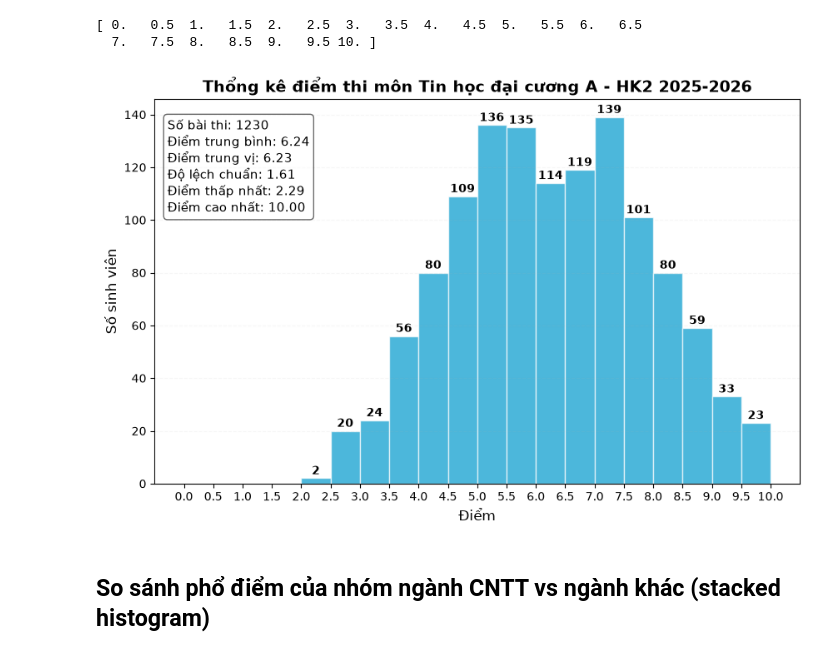
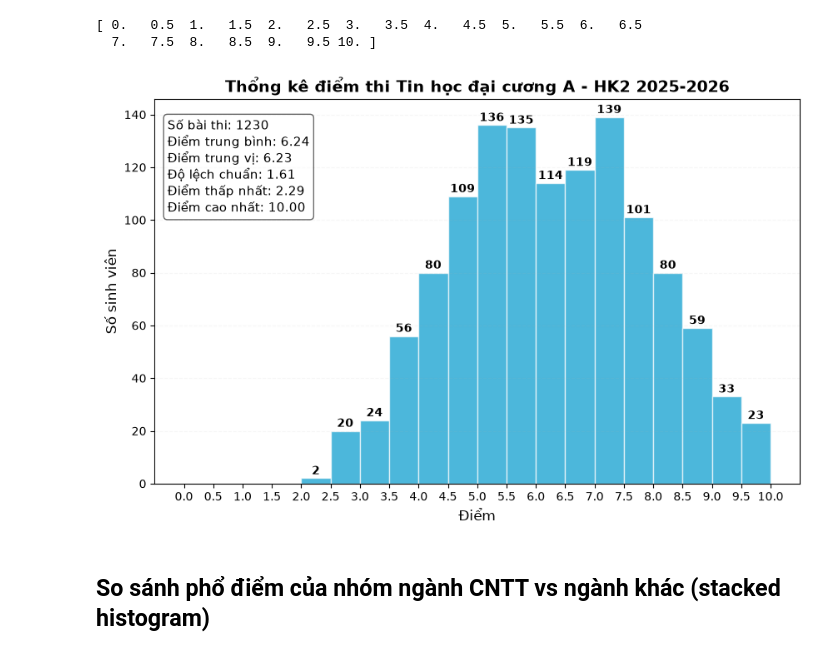
Before and after one commit to nd-hung/data-science-labs, a Jupyter notebook: labs/01-working-with-data/visualization-with-matplotlib.ipynb, the cells around one changed output. Cells and saved outputs as stored; diff of their text form; code cells hidden in the pictures.

```diff
--- a/labs/working-with-data.ipynb
+++ b/labs/01-working-with-data/visualization-with-matplotlib.ipynb
@@ -5,10 +5,10 @@
 # %%
 # Load data
 import pandas as pd
-
+import matplotlib.pyplot as plt
 
 # Load the dataset in Excel format into a pandas DataFrame
-grade_df = pd.read_excel('../data/final_grades.xlsx')
+grade_df = pd.read_excel('../../data/final_grades.xlsx')
 # %%
 # View the first 10 rows of the DataFrame
 grade_df.head(10)
@@ -162,7 +162,7 @@ edgecolor='white',
 alpha=0.7)              # transparency of the bars
 
 # Add title and labels to the plot
-plt.title('PHỔ ĐIỂM BÀI THI CUỐI KỲ THĐC A - TẤT CẢ CÁC NGÀNH', fontsize=16)
+plt.title('PHỔ ĐIỂM BÀI THI THĐC A - TẤT CẢ CÁC NGÀNH', fontsize=16)
 plt.xlabel('Điểm', fontsize=14)
 plt.ylabel('Số sinh viên', fontsize=14)
 
@@ -188,36 +188,36 @@ stats_text = "{}{}\n{}{:.2f}\n{}{:.2f} \
                                                     "Độ lệch chuẩn: ",std,
                                                     "Điểm thấp nhất: ",min_grade,
                                                     "Điểm cao nhất: " ,max_grade )
 
 
 plt.gca().text(
     0.02, 0.95, stats_text,
     transform=plt.gca().transAxes,
     fontsize=11,
     verticalalignment='top',
     horizontalalignment='left',
     bbox=dict(boxstyle='round', facecolor='white', alpha=0.6)
 )
 
 
 bin_interval = 0.5
 bins = np.arange(0, 10 + bin_interval, bin_interval)
 bin_labels = [str(bins[i]) + '-' + str(bins[i+1]) for i in range(len(bins)-1)]
 
 # Customize the chart
-plt.title("Thổng kê điểm thi môn Tin học đại cương A - HK2 2025-2026", fontsize=14, weight='bold')
+plt.title("Thổng kê điểm thi Tin học đại cương A - HK2 2025-2026", fontsize=14, weight='bold')
 plt.xlabel("Điểm", fontsize=12)
 plt.ylabel("Số sinh viên", fontsize=12)
 # plt.xticks(bin_labels, rotation=90)
 plt.xticks(bins)
 plt.grid(axis='y', linestyle='--', alpha=0.1)
 
 # Display the plot
 # plt.tight_layout()
-plt.savefig('THDC-Grade-Stats.png')
+plt.savefig('figs/THDC-Grade-Stats.png')
 plt.show()
 # %% [output]
-[figure, old version]
+[figure, new version]
 # %% [markdown]
 ## So sánh phổ điểm của nhóm ngành CNTT vs ngành khác (stacked histogram)
 # %%
```
Also changed, not shown: parts of 3 cells of this notebook, 9 other files.
